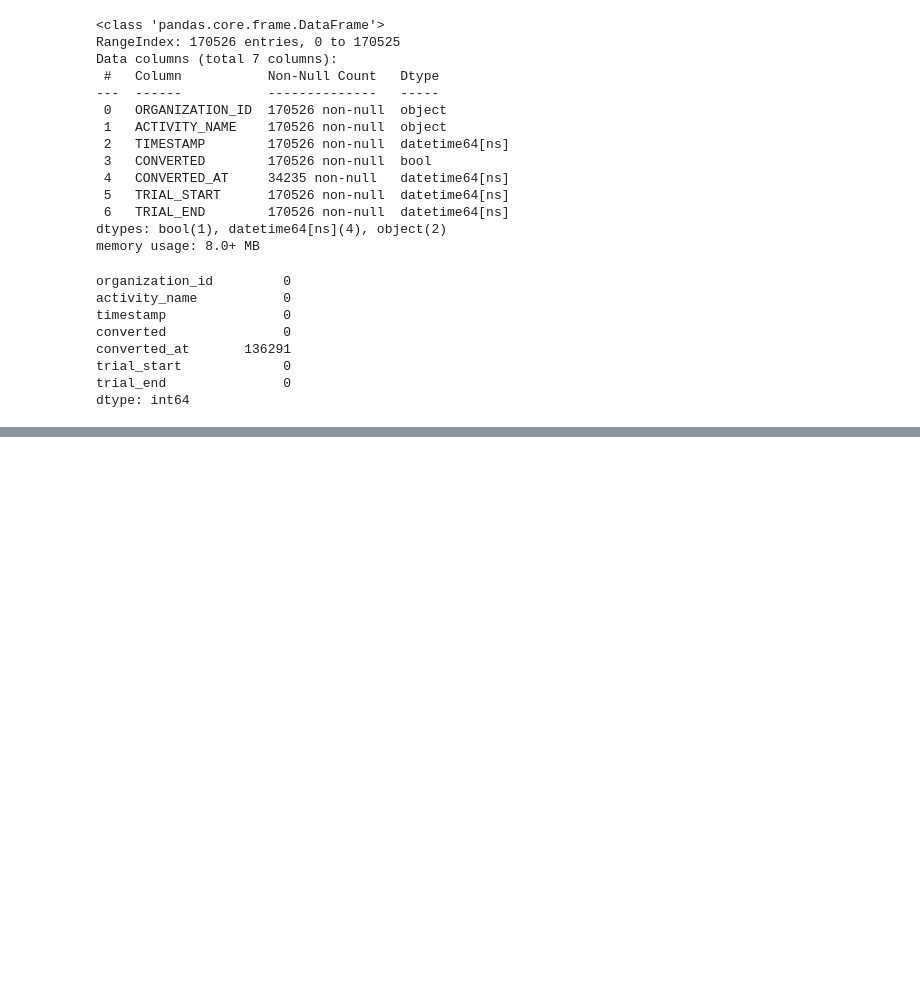
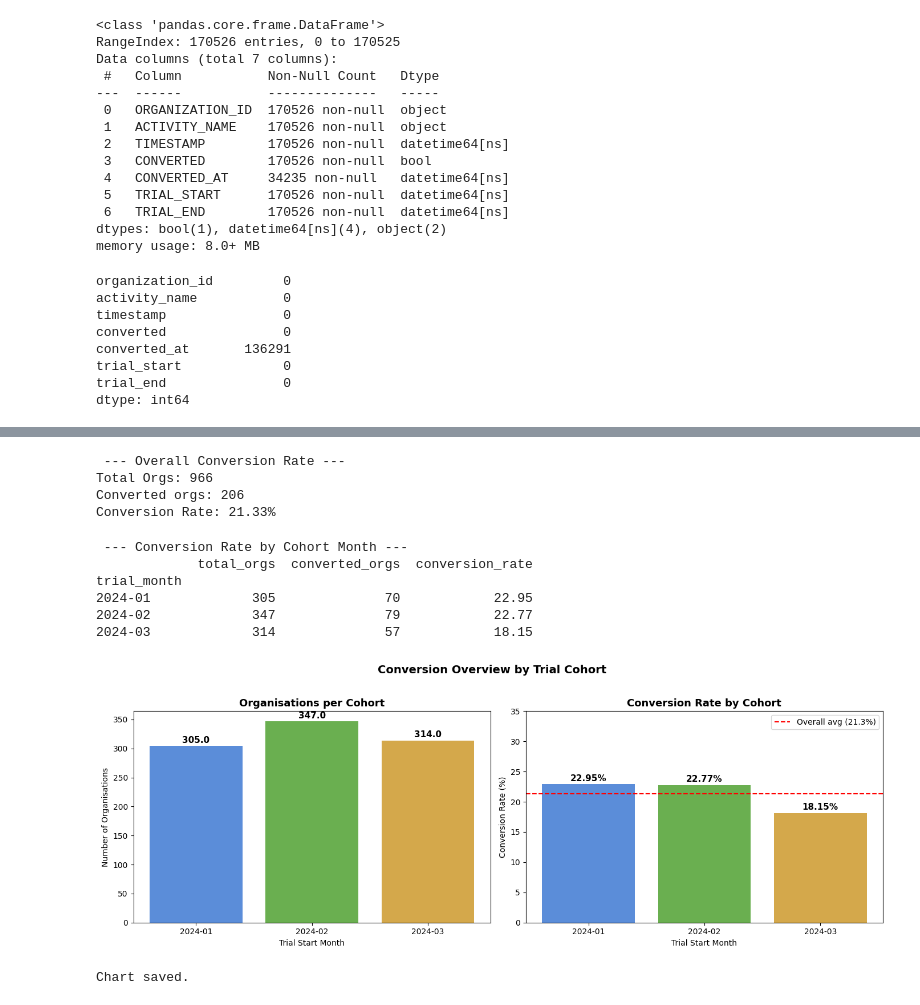
Before and after one commit to amieecode/trial-conversion-analysis, a Jupyter notebook: Notebooks/02_Task.ipynb, the cells around one changed output, grey strips where cells are left out. Cells and saved outputs as stored; diff of their text form; code cells hidden in the pictures; blank space fills up the shorter version.

Commit message:
done with the cohort analysis

```diff
--- a/Notebooks/02_Task.ipynb
+++ b/Notebooks/02_Task.ipynb
@@ -50,0 +112,79 @@ df = df.drop_duplicates().reset_index(drop=True).copy()
+# %%
+# ─ Overall conversion rate
+
+total_orgs = len(org_df)
+converted_orgs = org_df['converted'].sum()
+conversion_rate = converted_orgs / total_orgs *100
+
+print(" --- Overall Conversion Rate ---")
+
+print(f"Total Orgs: {total_orgs:,}")
+print(f"Converted orgs: {converted_orgs:,}")
+print(f"Conversion Rate: {conversion_rate:.2f}%")
+# %% [output]
+ --- Overall Conversion Rate ---
+Total Orgs: 966
+Converted orgs: 206
+Conversion Rate: 21.33%
+# %%
+cohort_conv = (org_df.groupby('trial_month')
+               .agg(total_orgs=('converted', 'count'), converted_orgs=('converted', 'sum'))
+               .assign(conversion_rate= lambda x: (x['converted_orgs'] / x['total_orgs']* 100).round(2))
+               )
+
+print("\n --- Conversion Rate by Cohort Month ---")
+print(cohort_conv.to_string())
+# %% [output]
+ --- Conversion Rate by Cohort Month ---
+             total_orgs  converted_orgs  conversion_rate
+trial_month
+2024-01             305              70            22.95
+2024-02             347              79            22.77
+2024-03             314              57            18.15
+# %%
+fig, axes = plt.subplots(1, 2, figsize=(14, 5))
+
+# Left chart: total orgs per cohort (size of each cohort)
+axes[0].bar(
+    cohort_conv.index,
+    cohort_conv["total_orgs"],
+    color=["#5b8dd9", "#6aaf50", "#d4a84b"],
+    edgecolor="none"
+)
+axes[0].set_title("Organisations per Cohort", fontsize=13, fontweight="bold")
+axes[0].set_xlabel("Trial Start Month")
+axes[0].set_ylabel("Number of Organisations")
+
+for i, (idx, row) in enumerate(cohort_conv.iterrows()):
+    axes[0].text(i, row["total_orgs"] + 5, str(row["total_orgs"]),
+                 ha="center", fontsize=11, fontweight="bold")
+
+# Right chart: conversion rate per cohort
+bars = axes[1].bar(
+    cohort_conv.index,
+    cohort_conv["conversion_rate"],
+    color=["#5b8dd9", "#6aaf50", "#d4a84b"],
+    edgecolor="none"
+)
+axes[1].axhline(y=conversion_rate, color="red", linestyle="--",
+                linewidth=1.5, label=f"Overall avg ({conversion_rate:.1f}%)")
+axes[1].set_title("Conversion Rate by Cohort", fontsize=13, fontweight="bold")
+axes[1].set_xlabel("Trial Start Month")
+axes[1].set_ylabel("Conversion Rate (%)")
+axes[1].legend()
+axes[1].set_ylim(0, 35)
+
+for i, (idx, row) in enumerate(cohort_conv.iterrows()):
+    axes[1].text(i, row["conversion_rate"] + 0.5,
+                 f"{row['conversion_rate']}%",
+                 ha="center", fontsize=11, fontweight="bold")
+
+plt.suptitle("Conversion Overview by Trial Cohort",
+             fontsize=14, fontweight="bold", y=1.02)
+plt.tight_layout()
+plt.savefig("conversion_by_cohort.png", bbox_inches="tight", dpi=150)
+plt.show()
+print("Chart saved.")
+# %% [output]
+[figure, added]
+Chart saved.
```
Also changed, not shown: parts of 6 cells of this notebook, 1 other file.
